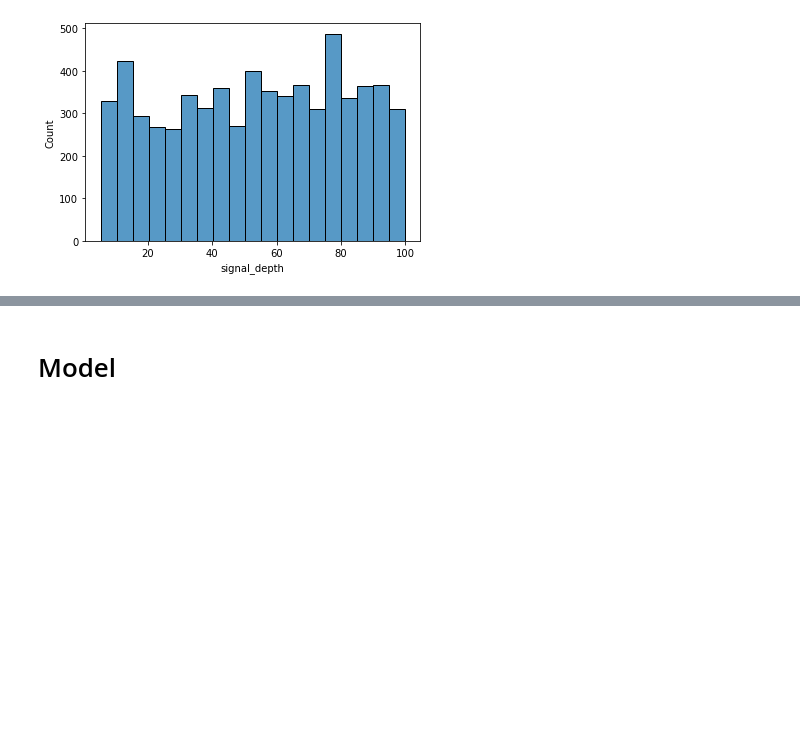
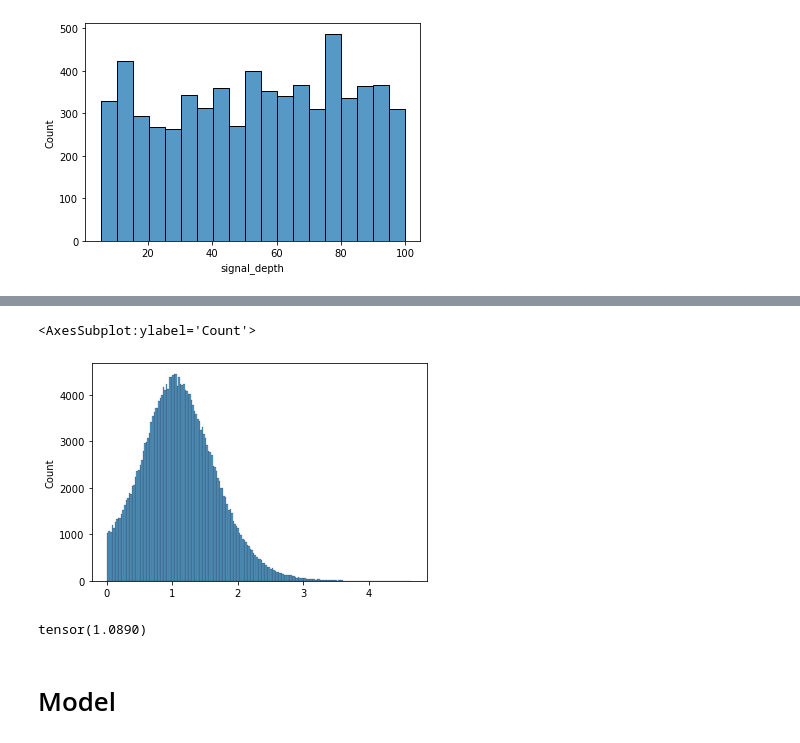
Before and after one commit to analokmaus/kaggle-g2net-2022-private, a Jupyter notebook: 01_eda.ipynb, the cells around one changed output, grey strips where cells are left out. Saved outputs shown, nothing was run; the diff lists cells and outputs as text; code cells hidden in the pictures; blank space fills up the shorter version.

```diff
--- a/01_eda.ipynb
+++ b/01_eda.ipynb
@@ -440,3 +451,12 @@ for i in range(5):
+# %%
+sns.histplot(specs[0].flatten()[specs[0].flatten() > 0])
+# %% [output]
+<AxesSubplot:ylabel='Count'>
+[figure, added]
+# %%
+specs[0].mean()
+# %% [output]
+tensor(1.0890)
 # %% [markdown]
 # Model
 # %%
```
Also changed, not shown: parts of 4 cells of this notebook, 8 other files.
